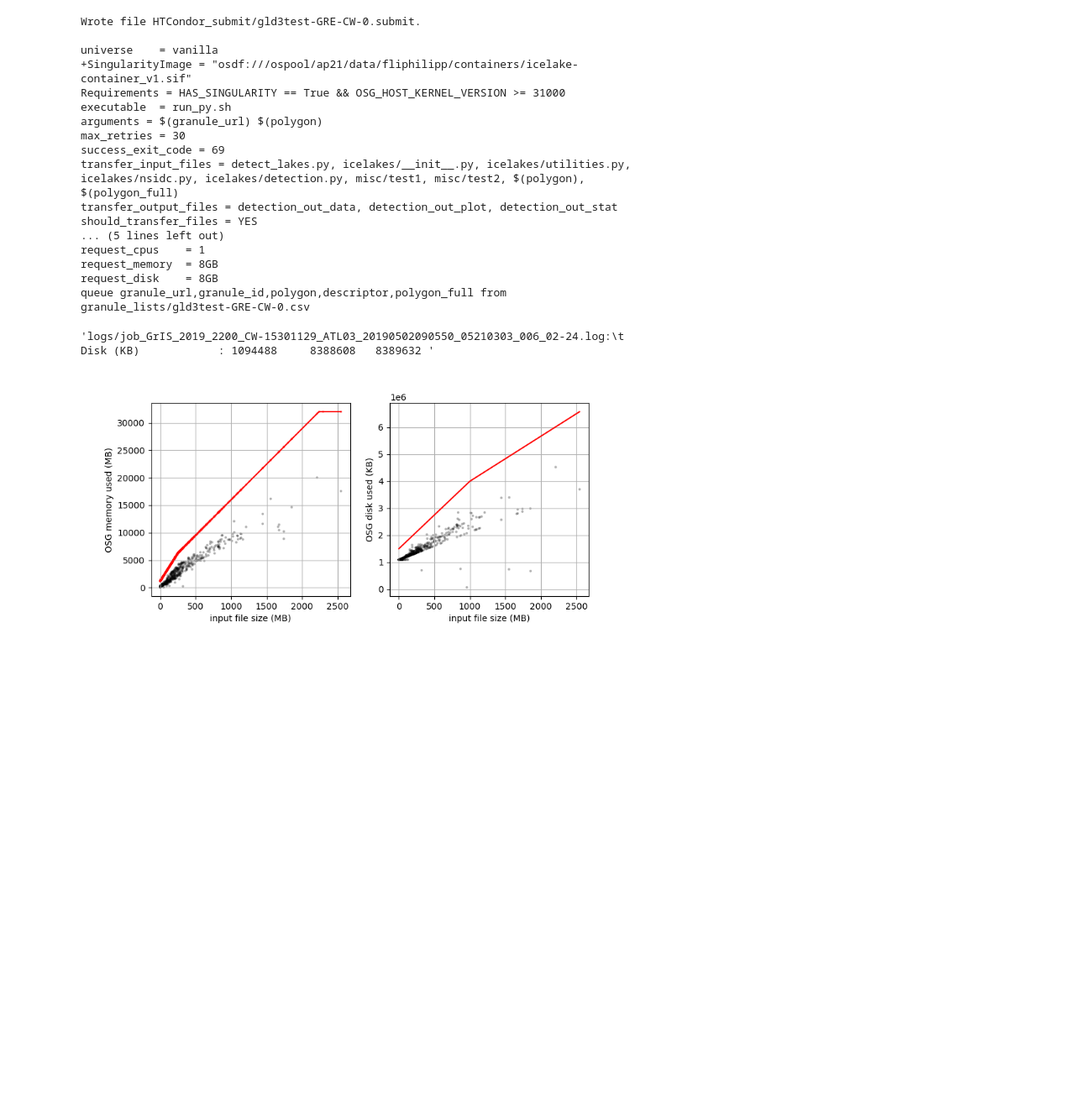
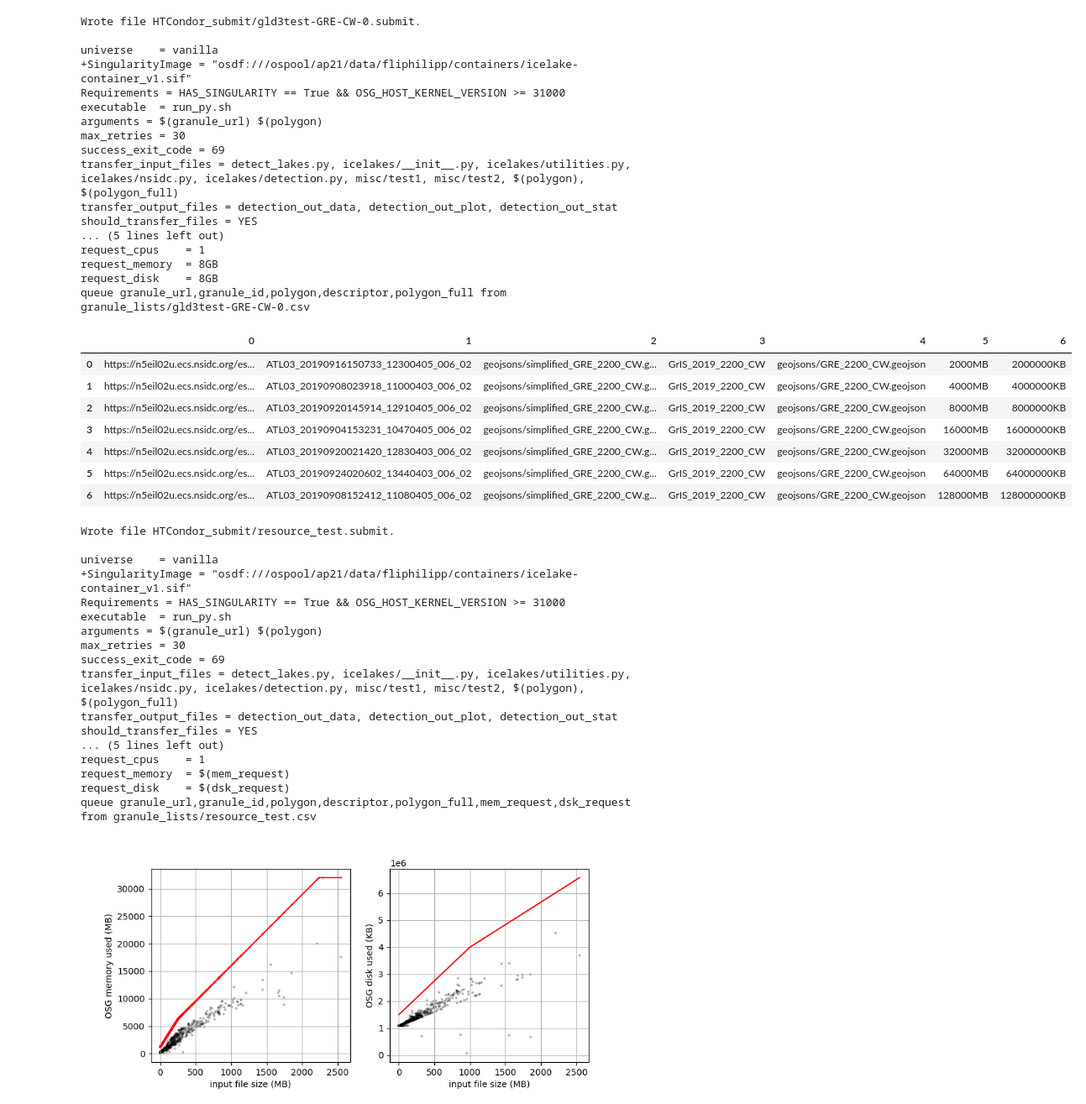
Before and after one commit to fliphilipp/GlacierLakeDetectionICESat2, a Jupyter notebook: request_data_and_make_granule_list.ipynb, the cells around one changed output. Shown at 84% size. Cells and saved outputs as stored; diff of their text form; code cells hidden in the pictures; blank space fills up the shorter version.

Commit message:
add submit file for resource test

```diff
--- a/request_data_and_make_granule_list.ipynb
+++ b/request_data_and_make_granule_list.ipynb
@@ -333,7 +333,7 @@ def write_granule_list(input_list):
     return fn_mem, fn_nomem
 
 
-def write_submit_file(list_fn, sub_fn=None, mem_gb=16, stream_error=False, stream_output=False):
+def write_submit_file(list_fn, sub_fn=None, mem_gb=16, resource_adjust=False, stream_error=False, stream_output=False):
     if not sub_fn:
         sub_fn = list_fn.replace('granule_lists/', 'HTCondor_submit/').replace('.csv', '.submit')
 
@@ -358,9 +358,14 @@ def write_submit_file(list_fn, sub_fn=None, mem_gb=16, stream_error=False, strea
     if stream_output:
         print('stream_output = True', file=f)
     print('request_cpus    = 1', file=f)
-    print('request_memory  = %iGB' % mem_gb, file=f)
-    print('request_disk    = %iGB' % mem_gb, file=f)
-    print('queue granule_url,granule_id,polygon,descriptor,polygon_full from %s' % list_fn, file=f)
+    if resource_adjust:
+        print('request_memory  = $(mem_request)', file=f)
+        print('request_disk    = $(dsk_request)', file=f)
+        print('queue granule_url,granule_id,polygon,descriptor,polygon_full,mem_request,dsk_request from %s' % list_fn, file=f)
+    else:
+        print('request_memory  = %iGB' % mem_gb, file=f)
+        print('request_disk    = %iGB' % mem_gb, file=f)
+        print('queue granule_url,granule_id,polygon,descriptor,polygon_full from %s' % list_fn, file=f)
     f.close()
 
     print('Wrote file %s.\n' % sub_fn)
@@ -604,7 +609,7 @@ for i in list(df.index):
     orderID = orderlist[0]
     available_until = instructions[instructions.rfind('URLs until ')+len('URLs until '):-7] if 'You may retrieve the results' in instructions else 'not yet available'
 
-    if status == 'complete':
+    if (status == 'complete') or (status == 'complete_with_errors'):
         order_overview_url = 'https://n5eil02u.ecs.nsidc.org/esir/%s.html' % orderID
         gran_list_url = 'https://n5eil02u.ecs.nsidc.org/esir/%s.txt' % orderID
         order_summary_url = 'https://n5eil02u.ecs.nsidc.org/esir/%s/requestSummary.txt' % orderID
@@ -768,14 +777,47 @@ request_cpus    = 1
 request_memory  = 8GB
 request_disk    = 8GB
 queue granule_url,granule_id,polygon,descriptor,polygon_full from granule_lists/gld3test-GRE-CW-0.csv
-# %%
-dfm = pd.read_csv('resource_stats_memory.csv', names=['raw'])
-dfm.raw.iloc[0]
-
-dfd = pd.read_csv('resource_stats_disk.csv', names=['raw'])
-dfd.raw.iloc[0]
-# %% [output]
-'logs/job_GrIS_2019_2200_CW-15301129_ATL03_20190502090550_05210303_006_02-24.log:\t   Disk (KB)            : 1094488     8388608   8389632 '
+# %%
+testpath = 'granule_lists/resource_test.csv'
+df_granlist = pd.read_csv(outdir + 'size_' + outname)
+dftest = df_granlist.iloc[:7].copy()
+mem = ['%iMB' % (1000*2**i) for i in range(1,8)]
+dsk = ['%iKB' % (1000000*2**i) for i in range(1,8)]
+dftest['mem_request'] = mem
+dftest['dsk_request'] = dsk
+dftest.drop(columns=['size_mb']).to_csv(testpath, header=False, index=False)
+
+df_ = pd.read_csv(testpath, header=None)
+display(df_)
+
+submit_filename = write_submit_file(testpath, resource_adjust=True)
+! cat $submit_filename
+# %% [output]
+|  | 0 | 1 | 2 | 3 | 4 | 5 | 6 |
+| 0 | https://n5eil02u.ecs.nsidc.org/es... | ATL03_20190916150733_12300405_006_02 | geojsons/simplified_GRE_2200_CW.g... | GrIS_2019_2200_CW | geojsons/GRE_2200_CW.geojson | 2000MB | 2000000KB |
+| 1 | https://n5eil02u.ecs.nsidc.org/es... | ATL03_20190908023918_11000403_006_02 | geojsons/simplified_GRE_2200_CW.g... | GrIS_2019_2200_CW | geojsons/GRE_2200_CW.geojson | 4000MB | 4000000KB |
+| 2 | https://n5eil02u.ecs.nsidc.org/es... | ATL03_20190920145914_12910405_006_02 | geojsons/simplified_GRE_2200_CW.g... | GrIS_2019_2200_CW | geojsons/GRE_2200_CW.geojson | 8000MB | 8000000KB |
+| 3 | https://n5eil02u.ecs.nsidc.org/es... | ATL03_20190904153231_10470405_006_02 | geojsons/simplified_GRE_2200_CW.g... | GrIS_2019_2200_CW | geojsons/GRE_2200_CW.geojson | 16000MB | 16000000KB |
+| 4 | https://n5eil02u.ecs.nsidc.org/es... | ATL03_20190920021420_12830403_006_02 | geojsons/simplified_GRE_2200_CW.g... | GrIS_2019_2200_CW | geojsons/GRE_2200_CW.geojson | 32000MB | 32000000KB |
+| 5 | https://n5eil02u.ecs.nsidc.org/es... | ATL03_20190924020602_13440403_006_02 | geojsons/simplified_GRE_2200_CW.g... | GrIS_2019_2200_CW | geojsons/GRE_2200_CW.geojson | 64000MB | 64000000KB |
+| 6 | https://n5eil02u.ecs.nsidc.org/es... | ATL03_20190908152412_11080405_006_02 | geojsons/simplified_GRE_2200_CW.g... | GrIS_2019_2200_CW | geojsons/GRE_2200_CW.geojson | 128000MB | 128000000KB |
+Wrote file HTCondor_submit/resource_test.submit.
+
+universe    = vanilla
++SingularityImage = "osdf:///ospool/ap21/data/fliphilipp/containers/icelake-container_v1.sif"
+Requirements = HAS_SINGULARITY == True && OSG_HOST_KERNEL_VERSION >= 31000
+executable  = run_py.sh
+arguments = $(granule_url) $(polygon)
+max_retries = 30
+success_exit_code = 69
+transfer_input_files = detect_lakes.py, icelakes/__init__.py, icelakes/utilities.py, icelakes/nsidc.py, icelakes/detection.py, misc/test1, misc/test2, $(polygon), $(polygon_full)
+transfer_output_files = detection_out_data, detection_out_plot, detection_out_stat
+should_transfer_files = YES
+... (5 lines left out)
+request_cpus    = 1
+request_memory  = $(mem_request)
+request_disk    = $(dsk_request)
+queue granule_url,granule_id,polygon,descriptor,polygon_full,mem_request,dsk_request from granule_lists/resource_test.csv
 # %%
 dfs = pd.read_csv(outdir + 'size_' + outname)
 dfs['uniq'] = dfs.apply(lambda x: x.descriptor + '-' + x.granule_id, axis=1)
```
Also changed, not shown: parts of 2 cells of this notebook, 3 other files.
